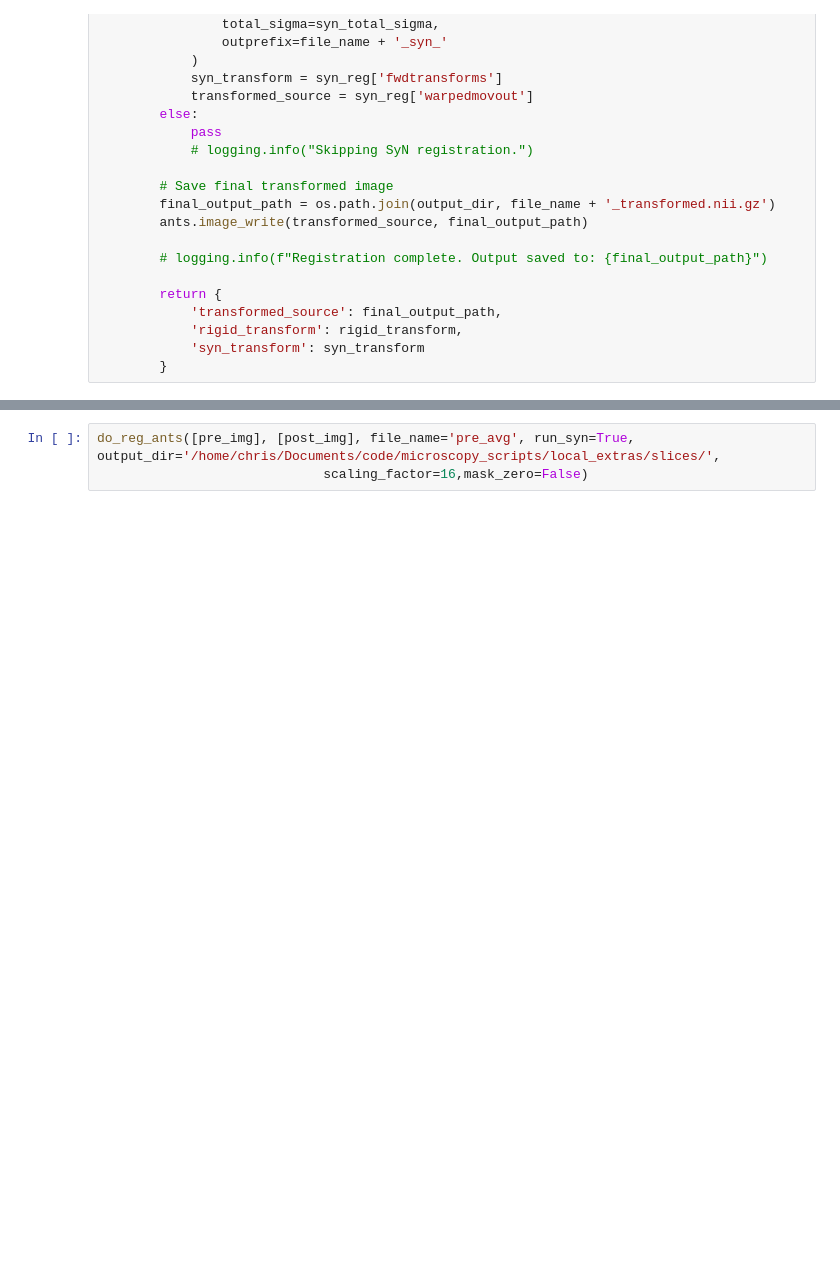
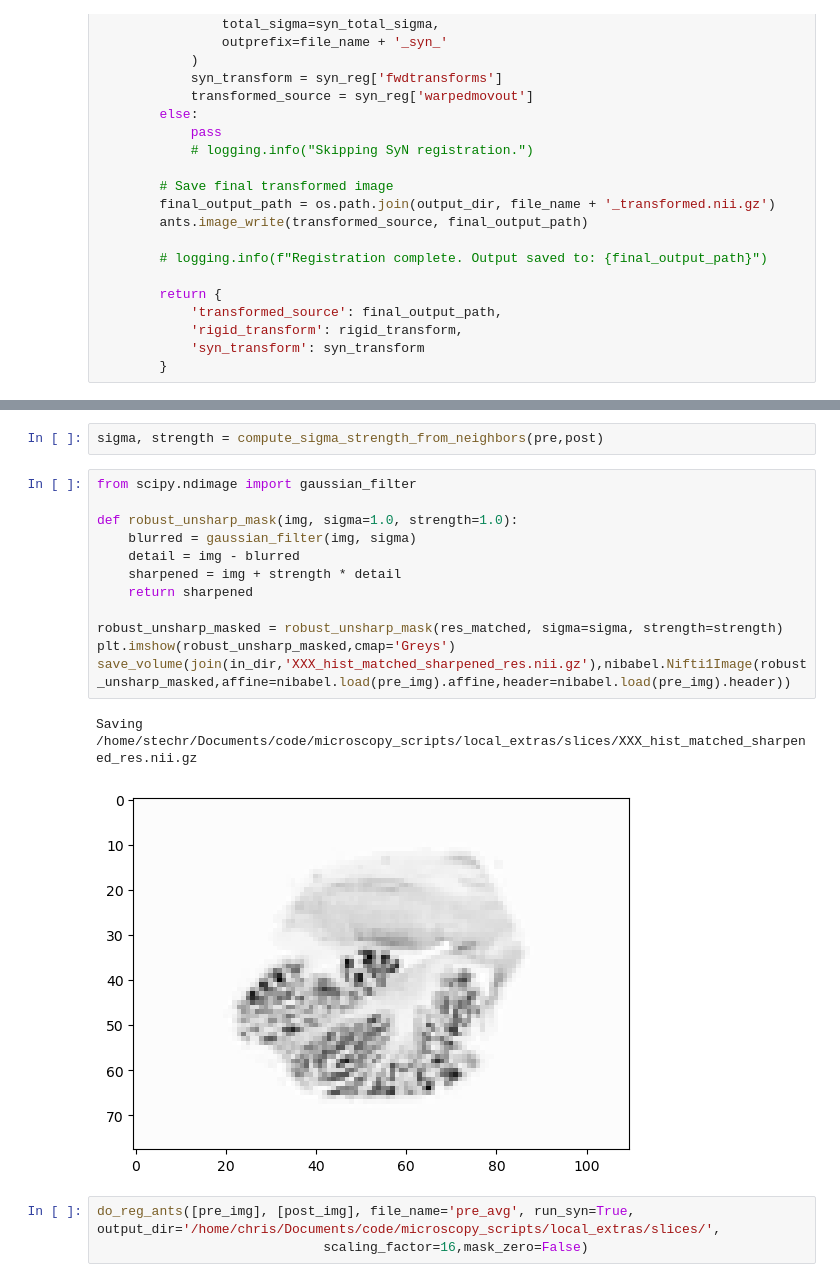
Before and after one commit to neuralabc/microscopy_scripts, a Jupyter notebook: scripts/2025_03_Slice_Interp_reg_testing.ipynb, the cells around one changed output, grey strips where cells are left out. Drawn from its saved outputs; the diff is of its cells as text; blank space fills up the shorter version.

```diff
--- a/scripts/2025_03_Slice_Interp_reg_testing.ipynb
+++ b/scripts/2025_03_Slice_Interp_reg_testing.ipynb
@@ -353,3 +402,20 @@ Temporary files for slice interpolation were saved in: /tmp/intermediate_slice_y
+# %%
+sigma, strength = compute_sigma_strength_from_neighbors(pre,post)
+# %%
+from scipy.ndimage import gaussian_filter
+
+def robust_unsharp_mask(img, sigma=1.0, strength=1.0):
+    blurred = gaussian_filter(img, sigma)
+    detail = img - blurred
+    sharpened = img + strength * detail
+    return sharpened
+
+robust_unsharp_masked = robust_unsharp_mask(res_matched, sigma=sigma, strength=strength)
+plt.imshow(robust_unsharp_masked,cmap='Greys')
+save_volume(join(in_dir,'XXX_hist_matched_sharpened_res.nii.gz'),nibabel.Nifti1Image(robust_unsharp_masked,affine=nibabel.load(pre_img).affine,header=nibabel.load(pre_img).header))
+# %% [output]
+Saving /home/stechr/Documents/code/microscopy_scripts/local_extras/slices/XXX_hist_matched_sharpened_res.nii.gz
+[figure, added]
 # %%
 do_reg_ants([pre_img], [post_img], file_name='pre_avg', run_syn=True, output_dir='/home/chris/Documents/code/microscopy_scripts/local_extras/slices/',
                              scaling_factor=16,mask_zero=False)
```
Also changed, not shown: parts of 6 cells of this notebook.
